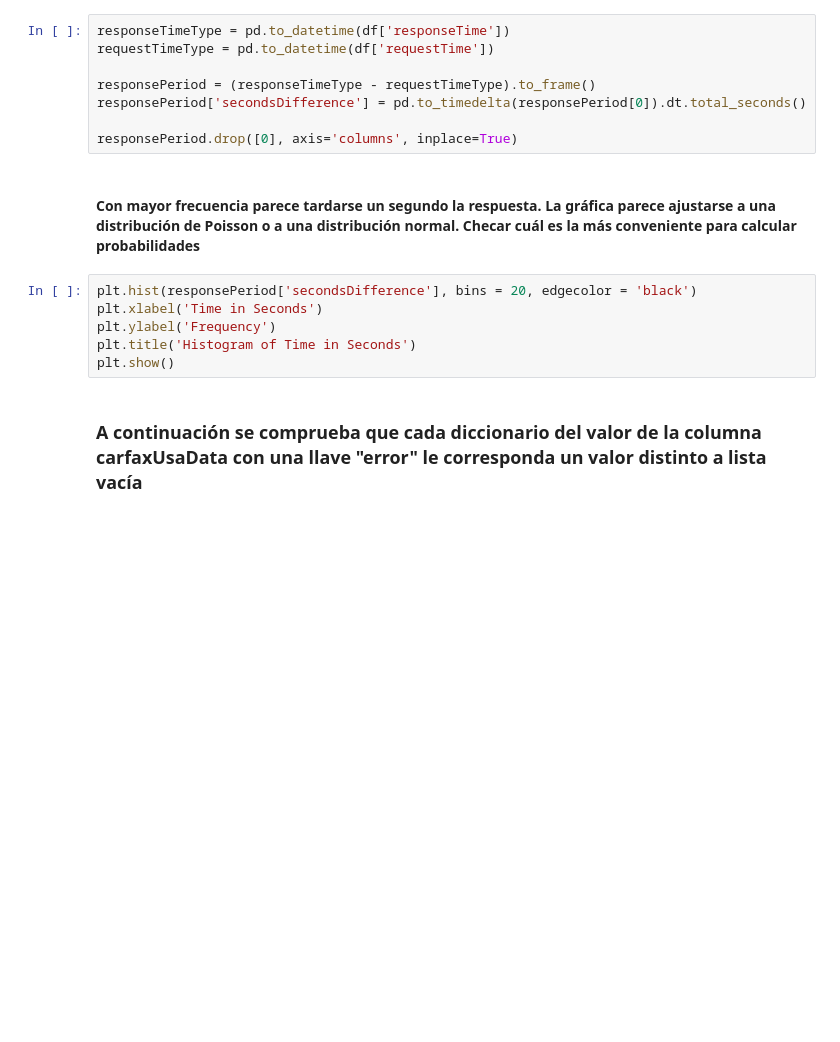
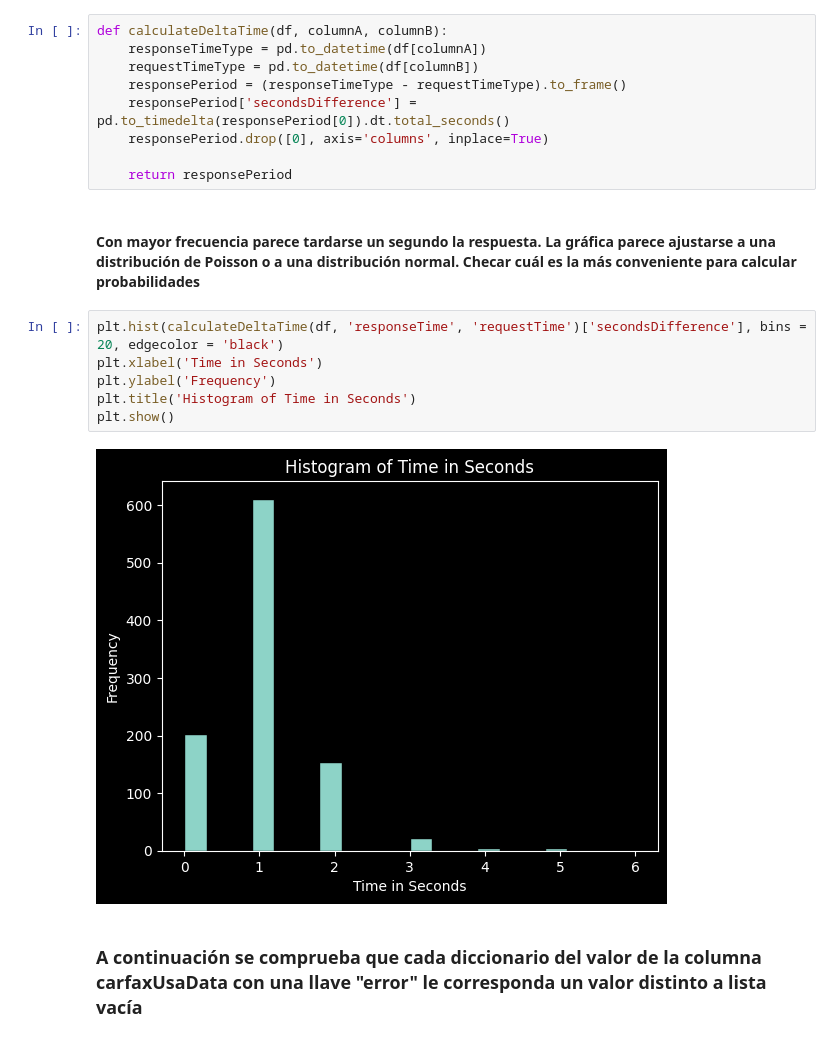
Before and after one commit to BranCF/microservices_consults, a Jupyter notebook: script1.ipynb, the cells around one changed output. Drawn from its saved outputs; the diff is of its cells as text; blank space fills up the shorter version.

```diff
--- a/script1.ipynb
+++ b/script1.ipynb
@@ -95,21 +142,24 @@ print(codeCount) #El resultado me dará el tipo de error más frecuente en la pl
 # %% [markdown]
 <h3>Ahora calculo el tiempo en que se tarda cada petición en generar una respuesta</h3>
 # %%
-responseTimeType = pd.to_datetime(df['responseTime'])
-requestTimeType = pd.to_datetime(df['requestTime'])
+def calculateDeltaTime(df, columnA, columnB):
+    responseTimeType = pd.to_datetime(df[columnA])
+    requestTimeType = pd.to_datetime(df[columnB])
+    responsePeriod = (responseTimeType - requestTimeType).to_frame()
+    responsePeriod['secondsDifference'] = pd.to_timedelta(responsePeriod[0]).dt.total_seconds()
+    responsePeriod.drop([0], axis='columns', inplace=True)
 
-responsePeriod = (responseTimeType - requestTimeType).to_frame()
-responsePeriod['secondsDifference'] = pd.to_timedelta(responsePeriod[0]).dt.total_seconds()
-
-responsePeriod.drop([0], axis='columns', inplace=True)
+    return responsePeriod
 # %% [markdown]
 <h4>Con mayor frecuencia parece tardarse un segundo la respuesta. La gráfica parece ajustarse a una distribución de Poisson o a una distribución normal. Checar cuál es la más conveniente para calcular probabilidades</h4>
 # %%
-plt.hist(responsePeriod['secondsDifference'], bins = 20, edgecolor = 'black')
+plt.hist(calculateDeltaTime(df, 'responseTime', 'requestTime')['secondsDifference'], bins = 20, edgecolor = 'black')
 plt.xlabel('Time in Seconds')
 plt.ylabel('Frequency')
 plt.title('Histogram of Time in Seconds')
 plt.show()
+# %% [output]
+[figure, added]
 # %% [markdown]
 <h3>A continuación se comprueba que cada diccionario del valor de la columna carfaxUsaData con una llave "error" le corresponda un valor distinto a lista vacía</h3>
 # %%
```
Also changed, not shown: parts of 28 cells of this notebook, 2 other files.
